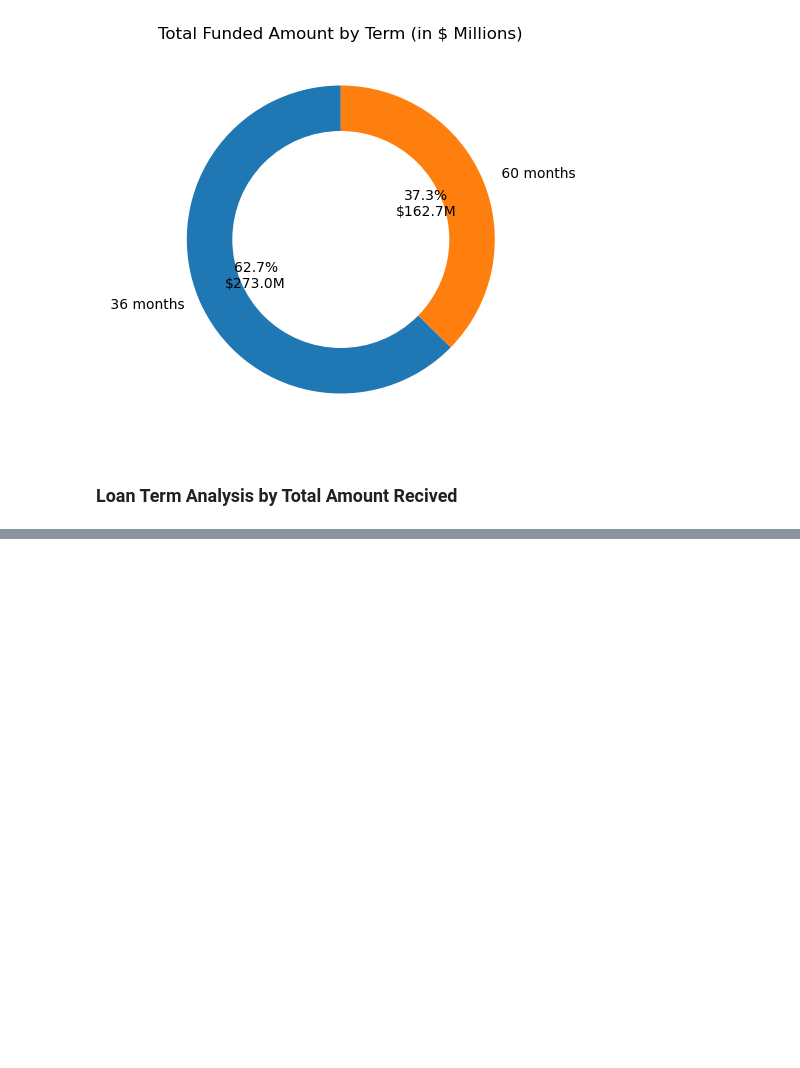
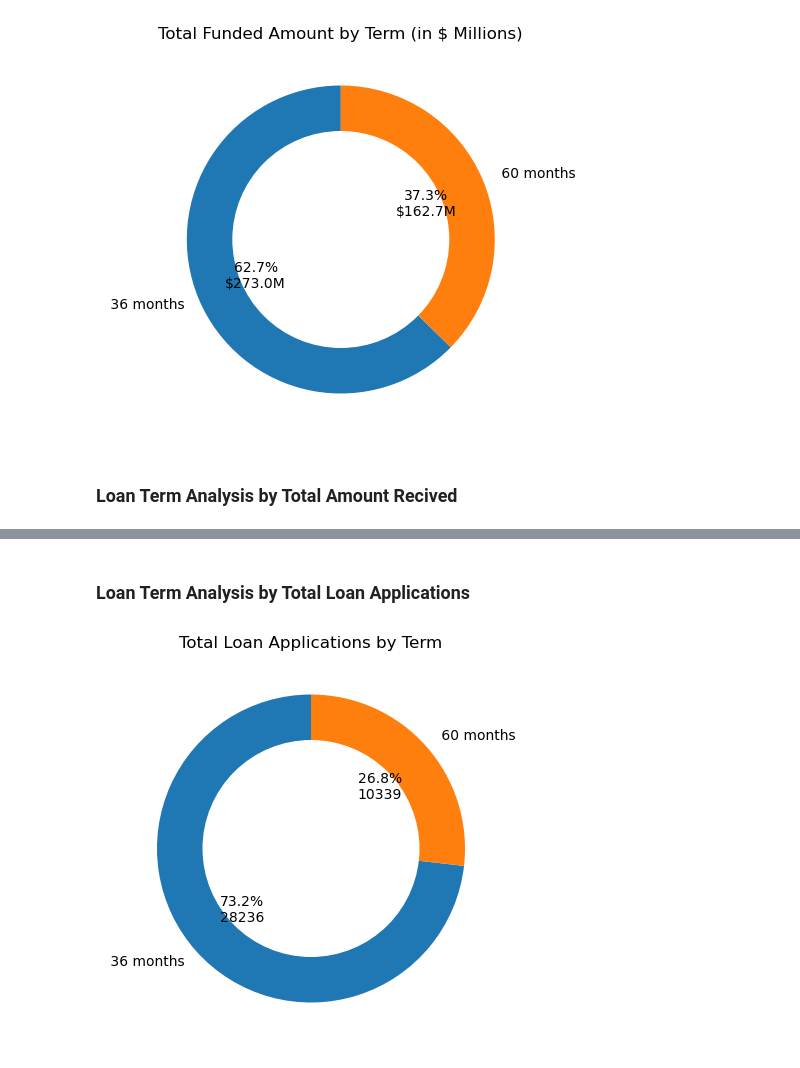
Before and after one commit to Akash2875/Bank_Loan_Analysis, a Jupyter notebook: Bank_Loan_Analysis_Project.ipynb, the cells around one changed output, grey strips where cells are left out. Drawn from its saved outputs; the diff is of its cells as text; code cells hidden in the pictures; blank space fills up the shorter version.

```diff
--- a/Bank_Loan_Analysis_Project.ipynb
+++ b/Bank_Loan_Analysis_Project.ipynb
@@ -402,0 +405,18 @@ plt.show()
+# %% [markdown]
+### Loan Term Analysis by Total Loan Applications
+# %%
+term_applications = df.groupby('term')['id'].count()
+
+plt.figure(figsize=(5, 5))
+plt.pie(
+    term_applications,
+    labels=term_applications.index,
+    autopct=lambda p: f"{p:.1f}%\n{int(p*sum(term_applications)/100)}",
+    startangle=90,
+    wedgeprops={'width': 0.4}
+)
+plt.gca().add_artist(plt.Circle((0, 0), 0.70, color='white'))
+plt.title("Total Loan Applications by Term")
+plt.show()
+# %% [output]
+[figure, added]
```
Also changed, not shown: parts of 4 cells of this notebook.
